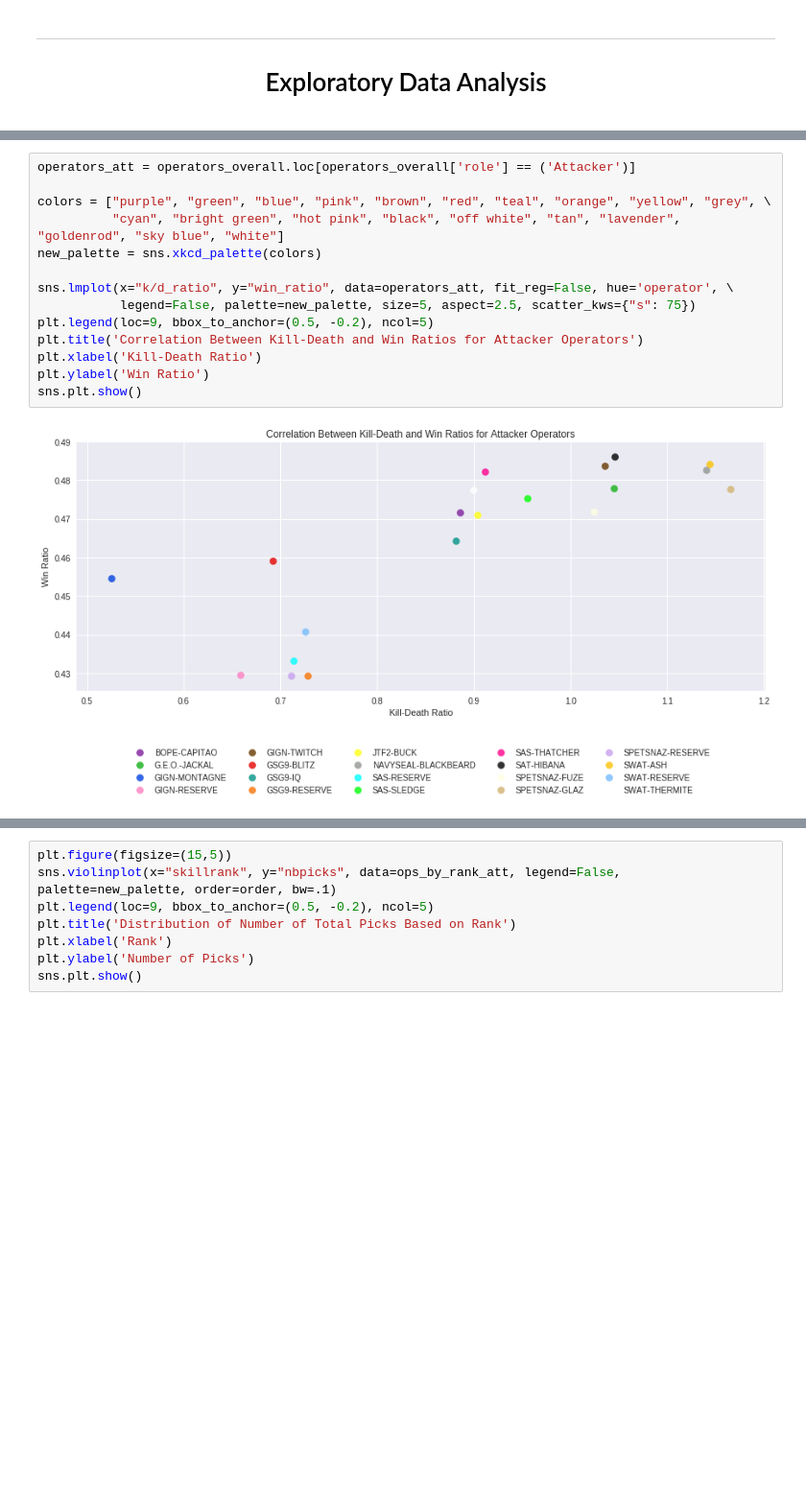
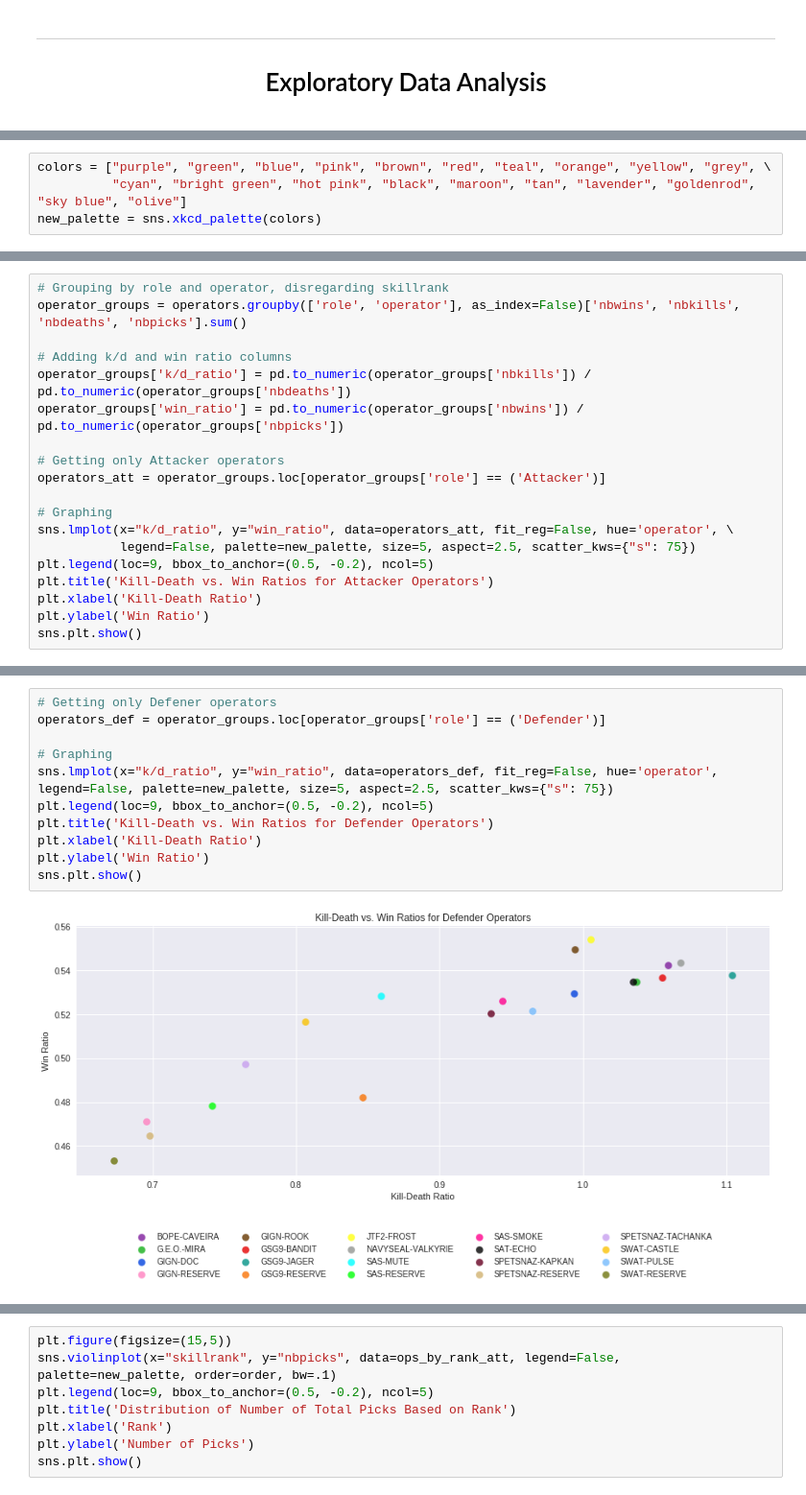
Before and after one commit to jiglesia3/jiglesia3.github.io, a Jupyter notebook: Final Tutorial.ipynb, the cells around one changed output, grey strips where cells are left out. Shown at 96% size. Saved outputs shown, nothing was run; the diff lists cells and outputs as text; blank space fills up the shorter version.

```diff
--- a/Final Tutorial.ipynb
+++ b/Final Tutorial.ipynb
@@ -175,0 +165,4 @@ Perfect! Now that we've set up and simplified our data, it's time to investigate
+# %%
+colors = ["purple", "green", "blue", "pink", "brown", "red", "teal", "orange", "yellow", "grey", \
+          "cyan", "bright green", "hot pink", "black", "maroon", "tan", "lavender", "goldenrod", "sky blue", "olive"]
+new_palette = sns.xkcd_palette(colors)
@@ -175,0 +180,19 @@ Perfect! Now that we've set up and simplified our data, it's time to investigate
+# %%
+# Grouping by role and operator, disregarding skillrank
+operator_groups = operators.groupby(['role', 'operator'], as_index=False)['nbwins', 'nbkills', 'nbdeaths', 'nbpicks'].sum()
+
+# Adding k/d and win ratio columns
+operator_groups['k/d_ratio'] = pd.to_numeric(operator_groups['nbkills']) / pd.to_numeric(operator_groups['nbdeaths'])
+operator_groups['win_ratio'] = pd.to_numeric(operator_groups['nbwins']) / pd.to_numeric(operator_groups['nbpicks'])
+
+# Getting only Attacker operators
+operators_att = operator_groups.loc[operator_groups['role'] == ('Attacker')]
+
+# Graphing
+sns.lmplot(x="k/d_ratio", y="win_ratio", data=operators_att, fit_reg=False, hue='operator', \
+           legend=False, palette=new_palette, size=5, aspect=2.5, scatter_kws={"s": 75})
+plt.legend(loc=9, bbox_to_anchor=(0.5, -0.2), ncol=5)
+plt.title('Kill-Death vs. Win Ratios for Attacker Operators')
+plt.xlabel('Kill-Death Ratio')
+plt.ylabel('Win Ratio')
+sns.plt.show()
@@ -178,16 +203,13 @@ Perfect! Now that we've set up and simplified our data, it's time to investigate
 # %%
-operators_att = operators_overall.loc[operators_overall['role'] == ('Attacker')]
+# Getting only Defener operators
+operators_def = operator_groups.loc[operator_groups['role'] == ('Defender')]
 
-colors = ["purple", "green", "blue", "pink", "brown", "red", "teal", "orange", "yellow", "grey", \
-          "cyan", "bright green", "hot pink", "black", "off white", "tan", "lavender", "goldenrod", "sky blue", "white"]
-new_palette = sns.xkcd_palette(colors)
-
-sns.lmplot(x="k/d_ratio", y="win_ratio", data=operators_att, fit_reg=False, hue='operator', \
-           legend=False, palette=new_palette, size=5, aspect=2.5, scatter_kws={"s": 75})
+# Graphing
+sns.lmplot(x="k/d_ratio", y="win_ratio", data=operators_def, fit_reg=False, hue='operator', legend=False, palette=new_palette, size=5, aspect=2.5, scatter_kws={"s": 75})
 plt.legend(loc=9, bbox_to_anchor=(0.5, -0.2), ncol=5)
-plt.title('Correlation Between Kill-Death and Win Ratios for Attacker Operators')
+plt.title('Kill-Death vs. Win Ratios for Defender Operators')
 plt.xlabel('Kill-Death Ratio')
 plt.ylabel('Win Ratio')
 sns.plt.show()
 # %% [output]
-[figure, old version]
+[figure, new version]
```
Also changed, not shown: parts of 24 cells of this notebook.
